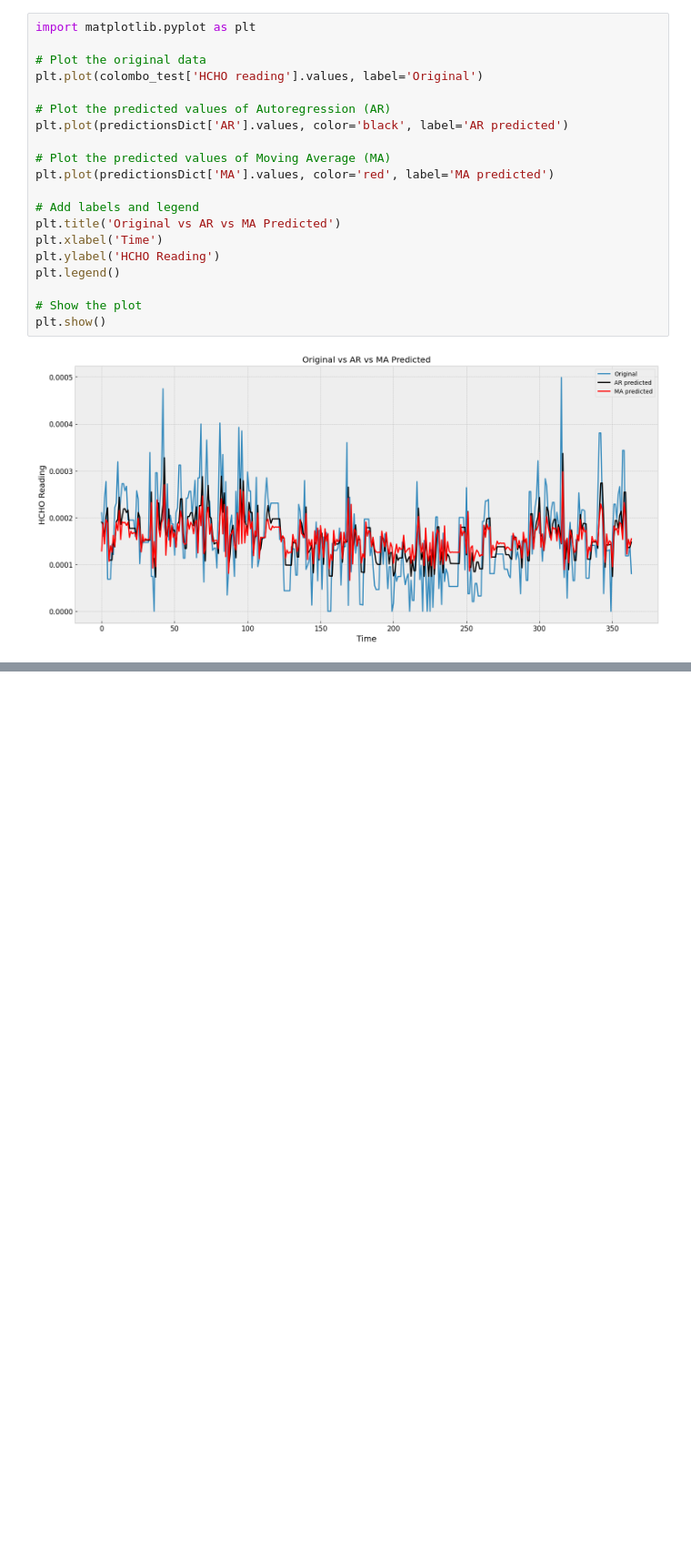
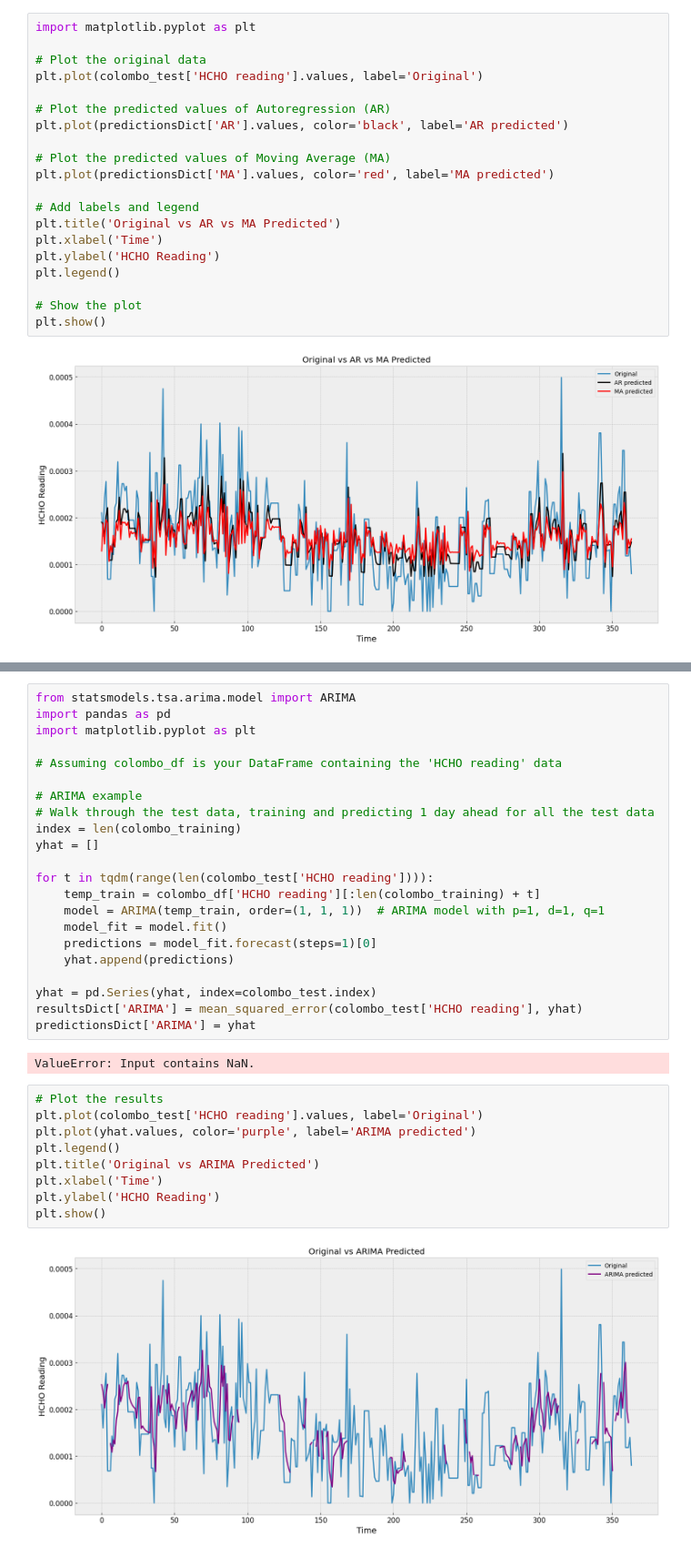
Before and after one commit to Esandu-Meth-Obadaarachchi/HCHO-level-Time-series-forecasting, a Jupyter notebook: DE_3_Analysis_and_.ipynb, the cells around one changed output, grey strips where cells are left out. Shown at 91% size. Drawn from its saved outputs; the diff is of its cells as text; blank space fills up the shorter version.

```diff
--- a/DE_3_Analysis_and_.ipynb
+++ b/DE_3_Analysis_and_.ipynb
@@ -537,0 +571,35 @@ plt.show()
+# %%
+from statsmodels.tsa.arima.model import ARIMA
+import pandas as pd
+import matplotlib.pyplot as plt
+
+# Assuming colombo_df is your DataFrame containing the 'HCHO reading' data
+
+# ARIMA example
+# Walk through the test data, training and predicting 1 day ahead for all the test data
+index = len(colombo_training)
+yhat = []
+
+for t in tqdm(range(len(colombo_test['HCHO reading']))):
+    temp_train = colombo_df['HCHO reading'][:len(colombo_training) + t]
+    model = ARIMA(temp_train, order=(1, 1, 1))  # ARIMA model with p=1, d=1, q=1
+    model_fit = model.fit()
+    predictions = model_fit.forecast(steps=1)[0]
+    yhat.append(predictions)
+
+yhat = pd.Series(yhat, index=colombo_test.index)
+resultsDict['ARIMA'] = mean_squared_error(colombo_test['HCHO reading'], yhat)
+predictionsDict['ARIMA'] = yhat
+# %% [output]
+ValueError: Input contains NaN.
+# %%
+# Plot the results
+plt.plot(colombo_test['HCHO reading'].values, label='Original')
+plt.plot(yhat.values, color='purple', label='ARIMA predicted')
+plt.legend()
+plt.title('Original vs ARIMA Predicted')
+plt.xlabel('Time')
+plt.ylabel('HCHO Reading')
+plt.show()
+# %% [output]
+[figure, added]
```
Also changed, not shown: parts of 2 cells of this notebook.
